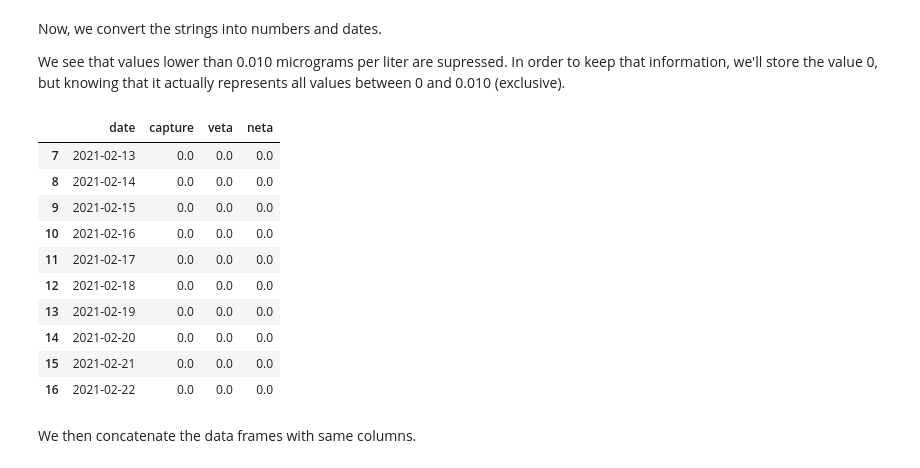
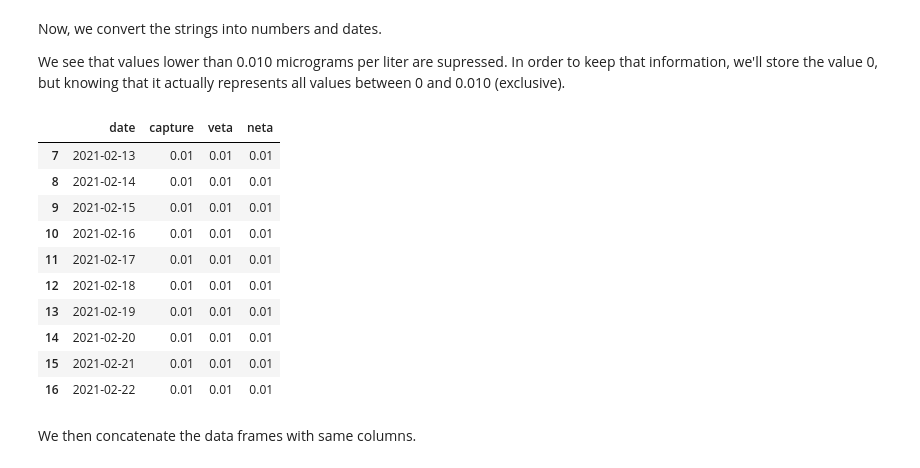
Before and after one commit to guidanoli/inf1032, a Jupyter notebook: cedae.ipynb, the cells around one changed output. Drawn from its saved outputs; the diff is of its cells as text; code cells hidden in the pictures.

```diff
--- a/cedae.ipynb
+++ b/cedae.ipynb
@@ -67,20 +76,20 @@ We then feed the parser with the HTML page contents and get the scrapped links.
 def geosmin_predicate(data):
     return 'GEOSMINA' in data.upper()
 
-scraper = HyperlinkScraper(geosmin_predicate)
-scraper.feed(HTML_page)
+geosmin_scraper = HyperlinkScraper(geosmin_predicate)
+geosmin_scraper.feed(HTML_page)
 # %% [markdown]
 Finally, we download the PDFs and convert them to pandas DataFrames.
 # %%
 import urllib.parse
 import tabula
 
-dfs = {}
-for year, links in scraper.links.items():
+geosmin_dfs = {}
+for year, links in geosmin_scraper.links.items():
     assert len(links) == 1, "Assumed there is 1 report per year"
     link = next(iter(links))
     with urllib.request.urlopen(link) as fp:
-        dfs[year] = tabula.read_pdf(fp,
+        geosmin_dfs[year] = tabula.read_pdf(fp,
                                     pages='all',
                                     silent=True)
 # %% [markdown]
@@ -113,7 +122,7 @@ date_format = '%d/%m/%Y'
 # Find the first row where the the value in the first
 # column (date) is a valid date in the format above
 # and remove any rows before it
-for df_list in dfs.values():
+for df_list in geosmin_dfs.values():
     for df_idx, df in enumerate(df_list):
         assert len(df.columns) == 2, "Assumed data frames have 2 columns initially"
         df.columns = ['date', 'params']
@@ -126,7 +135,7 @@ for df_list in dfs.values():
                 df_list[df_idx] = df[row_idx:]
                 break
 
-dfs[2021][2][:10]
+geosmin_dfs[2021][2][:10]
 # %% [output]
 |  | date | params |
 | 7 | 28/03/2021 | 0,077 0,092 0,020 |
@@ -142,7 +151,7 @@ dfs[2021][2][:10]
 # %% [markdown]
 Then, we split the "params" column into "capture", "veta" and "neta" for measurements after 18/03/2020, and into "capture", "etas" before this date.
 # %%
-for year, df_list in dfs.items():
+for year, df_list in geosmin_dfs.items():
     for df_index, df in enumerate(df_list):
 
         if year == 2020 and df_index == 0:
@@ -153,7 +162,7 @@ for year, df_list in dfs.items():
         df[columns] = df['params'].str.split(n=len(columns)-1, expand=True)
         del df['params']
 
-dfs[2021][1][:10]
+geosmin_dfs[2021][1][:10]
 # %% [output]
 |  | date | capture | veta | neta |
 | 7 | 13/02/2021 | <0,010 | <0,010 | <0,010 |
@@ -173,35 +182,36 @@ We see that values lower than 0.010 micrograms per liter are supressed. In order
 # %%
 import pandas as pd
 
-for year, df_list in dfs.items():
+for year, df_list in geosmin_dfs.items():
     for df_index, df in enumerate(df_list):
 
         if year == 2020 and df_index == 0:
             columns = ['capture', 'etas']
         else:
             columns = ['capture', 'veta', 'neta']
 
         df.date = pd.to_datetime(df.date, dayfirst=True)
 
         for column in columns:
             df[column] = pd.to_numeric(df[column]
-                                      .str.replace(' ', '')                    # any space is removed
-                                      .str.replace(',', '.')                   # use . as decimal delimiter
-                                      .str.replace('<.*', '0.0', regex=True))  # supress uncertainties
+                                      .str.replace(' ', '')    # any space is removed
+                                      .str.replace('<', '')    # supress uncertainties
+                                      .str.replace(',', '.'))  # use . as decimal delimiter
 
-dfs[2021][1][:10]
+
+geosmin_dfs[2021][1][:10]
 # %% [output]
 |  | date | capture | veta | neta |
-| 7 | 2021-02-13 | 0.0 | 0.0 | 0.0 |
-| 8 | 2021-02-14 | 0.0 | 0.0 | 0.0 |
-| 9 | 2021-02-15 | 0.0 | 0.0 | 0.0 |
-| 10 | 2021-02-16 | 0.0 | 0.0 | 0.0 |
-| 11 | 2021-02-17 | 0.0 | 0.0 | 0.0 |
-| 12 | 2021-02-18 | 0.0 | 0.0 | 0.0 |
-| 13 | 2021-02-19 | 0.0 | 0.0 | 0.0 |
-| 14 | 2021-02-20 | 0.0 | 0.0 | 0.0 |
-| 15 | 2021-02-21 | 0.0 | 0.0 | 0.0 |
-| 16 | 2021-02-22 | 0.0 | 0.0 | 0.0 |
+| 7 | 2021-02-13 | 0.01 | 0.01 | 0.01 |
+| 8 | 2021-02-14 | 0.01 | 0.01 | 0.01 |
+| 9 | 2021-02-15 | 0.01 | 0.01 | 0.01 |
+| 10 | 2021-02-16 | 0.01 | 0.01 | 0.01 |
+| 11 | 2021-02-17 | 0.01 | 0.01 | 0.01 |
+| 12 | 2021-02-18 | 0.01 | 0.01 | 0.01 |
+| 13 | 2021-02-19 | 0.01 | 0.01 | 0.01 |
+| 14 | 2021-02-20 | 0.01 | 0.01 | 0.01 |
+| 15 | 2021-02-21 | 0.01 | 0.01 | 0.01 |
+| 16 | 2021-02-22 | 0.01 | 0.01 | 0.01 |
 # %% [markdown]
 We then concatenate the data frames with same columns.
 # %%
```
Also changed, not shown: parts of 27 cells of this notebook, 3 other files.
